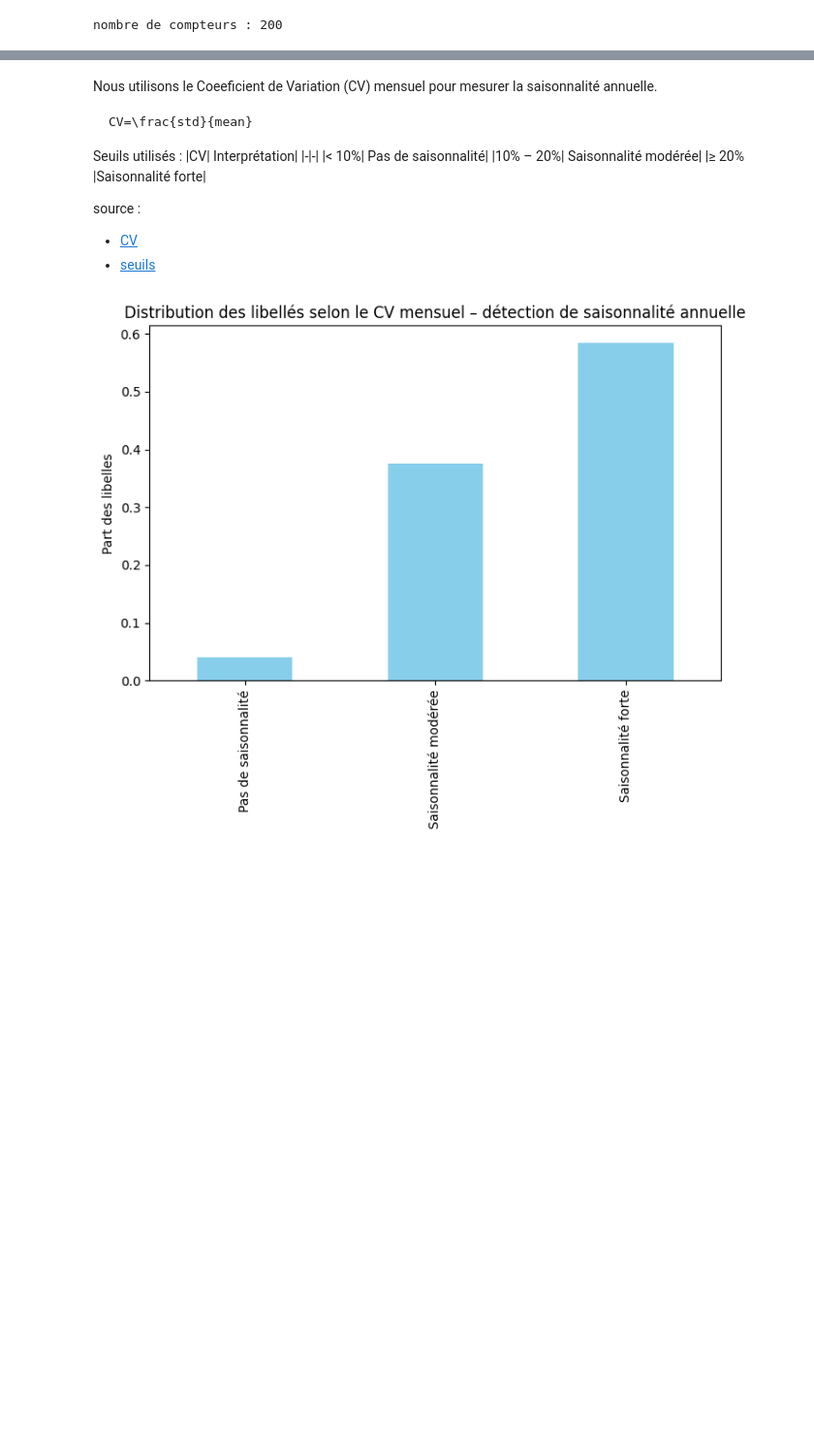
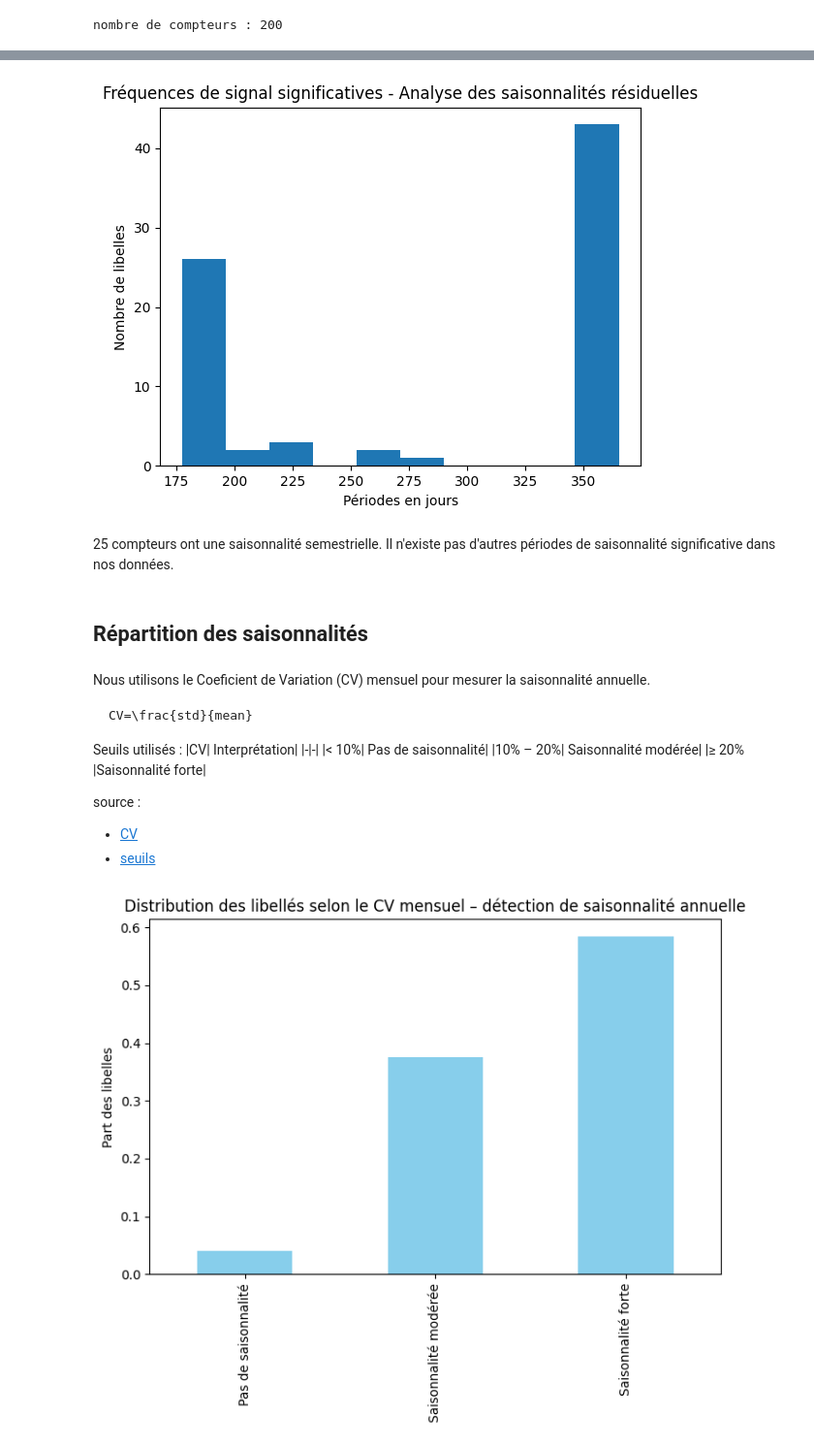
Before and after one commit to montagneForEver/ML_consommation_eau, a Jupyter notebook: exploration_finale.ipynb, the cells around one changed output, grey strips where cells are left out. Shown: that part at 97% size. Drawn from its saved outputs; the diff is of its cells as text; code cells hidden in the pictures; blank space fills up the shorter version.

````diff
--- a/exploration_finale.ipynb
+++ b/exploration_finale.ipynb
@@ -374,5 +583,17 @@ nombre de compteurs : 200
+# %%
+plt.hist(data_metrics['period'])
+plt.xlabel('Périodes en jours')
+plt.ylabel('Nombre de libelles')
+plt.title('Fréquences de signal significatives - Analyse des saisonnalités résiduelles')
+plt.show()
+# %% [output]
+[figure, added]
+# %% [markdown]
+25 compteurs ont une saisonnalité semestrielle. Il n'existe pas d'autres périodes de saisonnalité significative dans nos données.
+# %% [markdown]
+## Répartition des saisonnalités
 # %% [markdown]
-Nous utilisons le Coeeficient de Variation (CV) mensuel pour mesurer la saisonnalité annuelle.
+Nous utilisons le Coeficient de Variation (CV) mensuel pour mesurer la saisonnalité annuelle.
 ```math
 CV=\frac{std}{mean}
 ```
````
Also changed, not shown: parts of 24 cells of this notebook.
